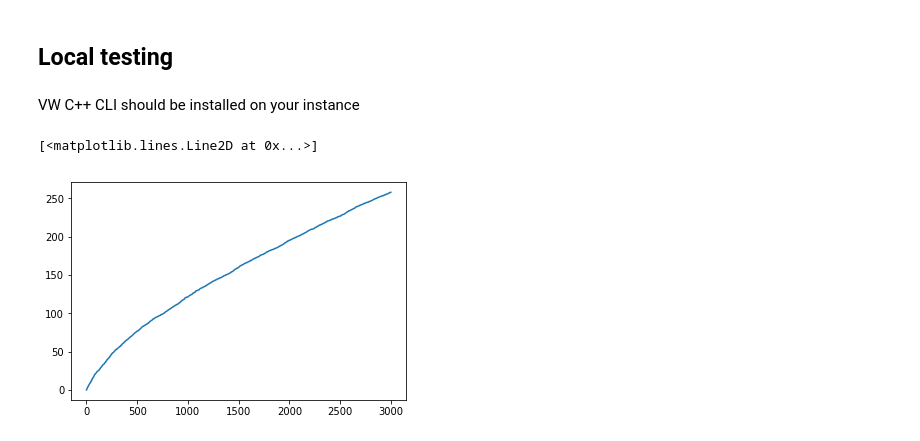
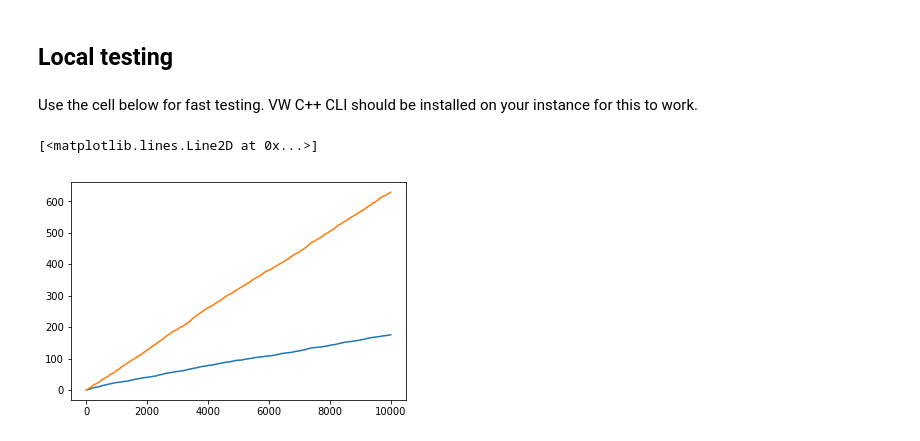
Before and after one commit to saurabh3949/amazon-sagemaker-examples, a Jupyter notebook: reinforcement_learning/bandits_recsys_sim/bandits_gym_adf.ipynb, the cells around one changed output. Saved outputs shown, nothing was run; the diff lists cells and outputs as text; code cells hidden in the pictures.

Commit message:
Add movielens environment

```diff
--- a/reinforcement_learning/bandits_recsys_sim/bandits_gym_adf.ipynb
+++ b/reinforcement_learning/bandits_recsys_sim/bandits_gym_adf.ipynb
@@ -121,5 +115,5 @@ from orchestrator.workflow.manager.experiment_manager import ExperimentManager
 # model_id length cannot exceed 63 characters under SM mode.
 # evaluation job name will include timestamp in addition to train job name.
 # So, make experimend_id as short as possible
-experiment_name = "bandits-adf-recsys-2"
+experiment_name = "bandits-adf-movielens"
 bandits_experiment = ExperimentManager(config, experiment_id=experiment_name)
@@ -168,23 +145,22 @@ Now that the last trained model is hosted, we can send out the user and items em
 predictor = bandits_experiment.predictor
 # %%
 obs = env.reset()
-user_embedding = obs[0].squeeze()
-items_embedding = np.array(obs[1:]).squeeze()
-true_scores = np.dot(items_embedding, user_embedding)
+user_embedding = obs[0]
+items_embedding = obs[1]
 # %%
 # Initialize a train buffer to store reward and the corresponding user and item embedding for training
 train_buffer = []
 
 # Initialize rewards and regret buffer to store all the rewards and regret for plotting the performance of bandit over time
-all_rewards = []
 all_regrets = []
+all_regrets_random_actions = []
 # %%
 actions, event_id, model_id, action_probs, sample_prob = predictor.get_actions(shared_context=user_embedding.tolist(),
                                                                                actions_context=items_embedding.tolist(),
-                                                                               top_k=1)
+                                                                               top_k=top_k)
 
 # Check prediction response by uncommenting the lines below
-print('Selected action: {}, event ID: {}, model ID: {}, probability: {}'.format(actions[0],
+print('Selected action: {}, event ID: {}, model ID: {}, probability: {}'.format(actions,
                                                                                 event_id,
                                                                                 model_id,
-                                                                                action_probs[0]))
+                                                                                action_probs))
@@ -387,54 +334,48 @@ bandits_experiment.clean_table_records(experiment_id=bandits_experiment.experime
 # %% [markdown]
 ## Local testing
 # %% [markdown]
-VW C++ CLI should be installed on your instance
+Use the cell below for fast testing. VW C++ CLI should be installed on your instance for this to work.
 # %%
 from src.vw_agent import VWAgent
 
-agent = VWAgent(cli_args="--cb_explore_adf --cb_type mtr --epsilon 0")
+agent = VWAgent(cli_args="--cb_explore_adf --cb_type mtr --epsilon 0.05")
 
 # Start the VW C++ process
 agent.start()
 
-agent_cls = agent
 
-env.reset()
-
-all_rewards = []
 all_regrets = []
+all_regrets_random = []
 
 done = False
-num_iterations = 3000
+num_iterations = 10000
 all_scores_str = []
 
 obs = env.reset()
 
 for i in range(num_iterations):
     done = False
 
-    user = obs[0].squeeze()
-    items = np.array(obs[1:]).squeeze()
-    scores = np.dot(items, user)
-
-    max_score = scores.max()
+    user, items = obs
     current_user_id = env.current_user_id
 
 
-    actions, probs = agent_cls.choose_actions(user, items)
-    action = actions[0]
-    prob = probs[0]
+    actions, probs = agent.choose_actions(user, items, top_k=5)
 
-    agent_cls.learn(user, items, action_index=action, reward=scores[action],
-                    action_prob=prob, cost_fn= lambda reward: -reward)
+    # Execute the action to step the environment
+    obs, rewards, done, info = env.step(actions)
+    all_regrets.append(info["total_regret"])
+    all_regrets_random.append(info["random_regret"])
 
-    # Execute any action to step the environment
-    obs, reward, done, info = env.step(actions)
-    all_rewards.append(reward)
-    all_regrets.append(info["total_regret"])
+    for index, reward in enumerate(rewards):
+        agent.learn(user, items, action_index=actions[index], reward=reward,
+                        action_prob=probs[index], cost_fn= lambda reward: -reward)
+
 
 plt.plot(all_regrets)
+plt.plot(all_regrets_random)
 # %% [output]
 [<matplotlib.lines.Line2D at 0x...>]
-[figure, old version]
+[figure, new version]
 # %%
 agent.close()
```
Also changed, not shown: parts of 20 cells of this notebook, 1 other file.
